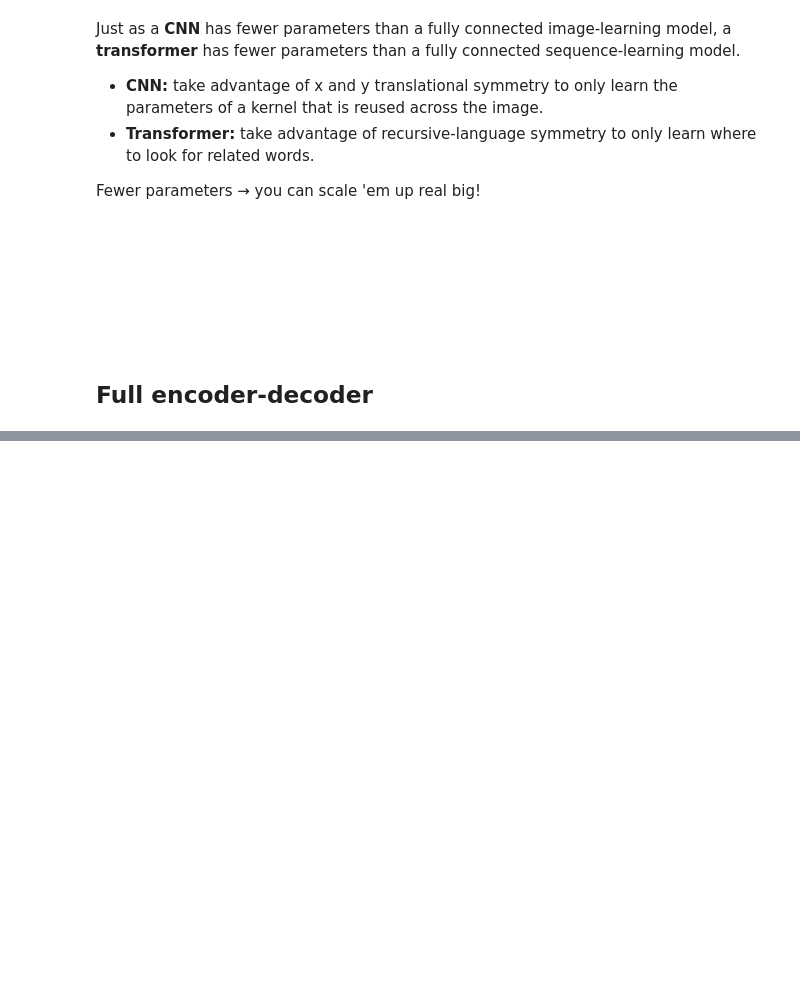
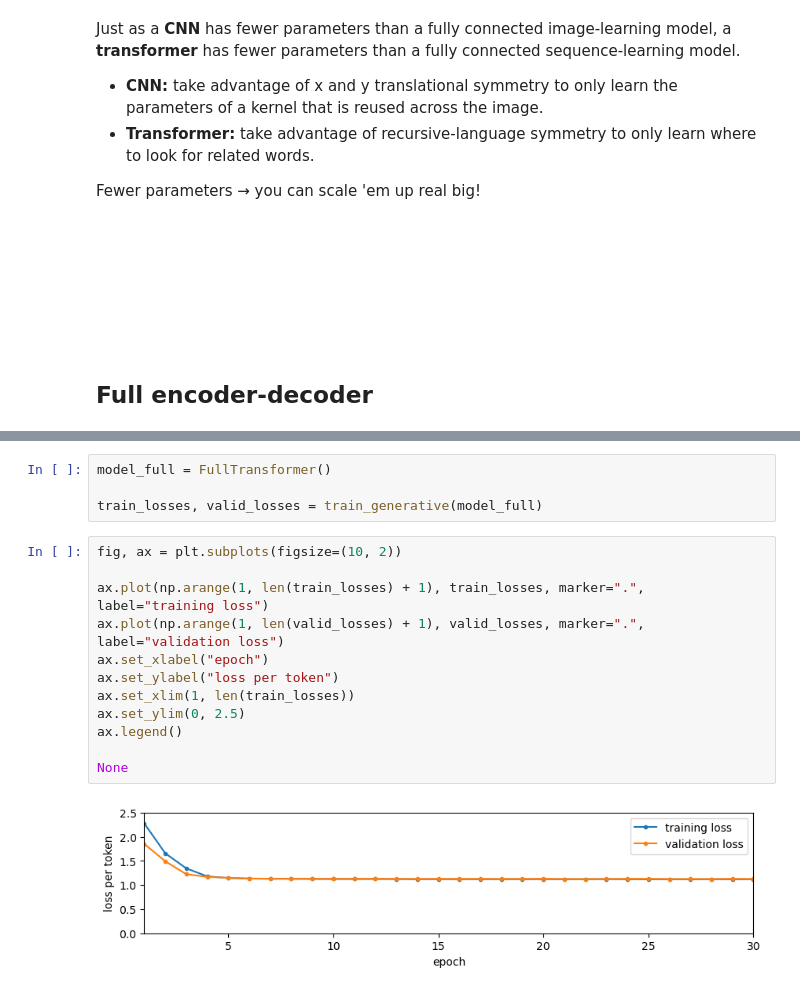
Before and after one commit to jpivarski-talks/2026-06-16-transformer, a Jupyter notebook: transformer.ipynb, the cells around one changed output, grey strips where cells are left out. Drawn from its saved outputs; the diff is of its cells as text; blank space fills up the shorter version.

Commit message:
added full-transformer content to the notebook

```diff
--- a/transformer.ipynb
+++ b/transformer.ipynb
@@ -788,0 +893,18 @@ Now our task is to _generate_ valid sentences.
+# %%
+model_full = FullTransformer()
+
+train_losses, valid_losses = train_generative(model_full)
+# %%
+fig, ax = plt.subplots(figsize=(10, 2))
+
+ax.plot(np.arange(1, len(train_losses) + 1), train_losses, marker=".", label="training loss")
+ax.plot(np.arange(1, len(valid_losses) + 1), valid_losses, marker=".", label="validation loss")
+ax.set_xlabel("epoch")
+ax.set_ylabel("loss per token")
+ax.set_xlim(1, len(train_losses))
+ax.set_ylim(0, 2.5)
+ax.legend()
+
+None
+# %% [output]
+[figure, added]
```
Also changed, not shown: parts of 11 cells of this notebook.
